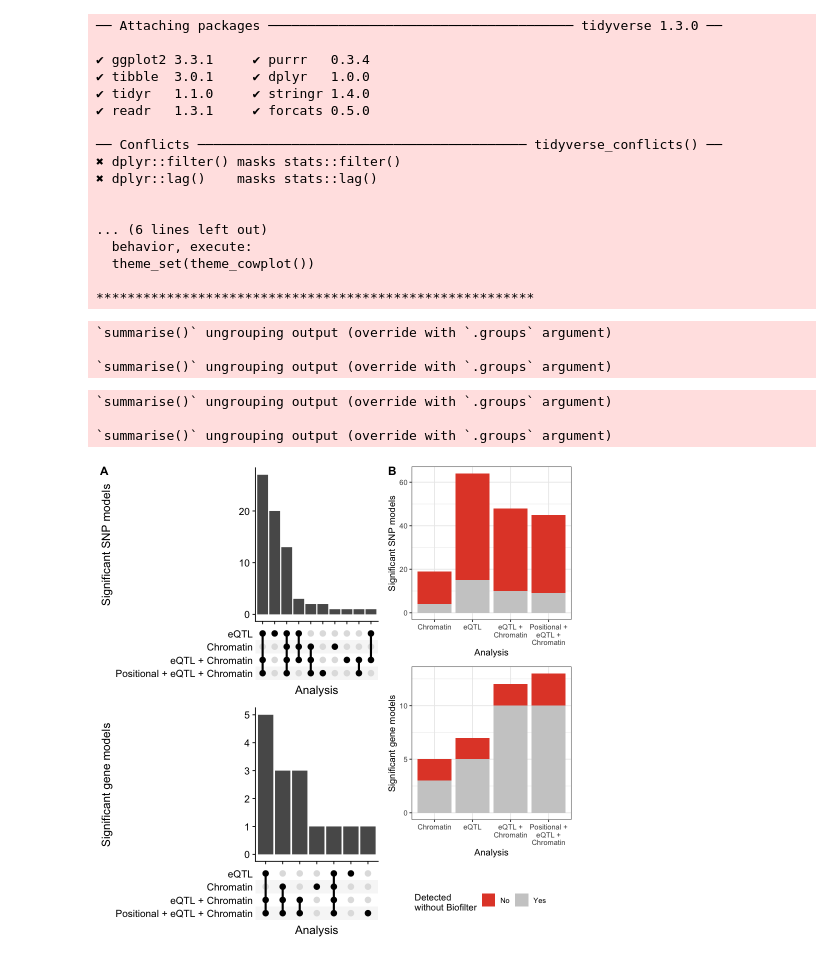
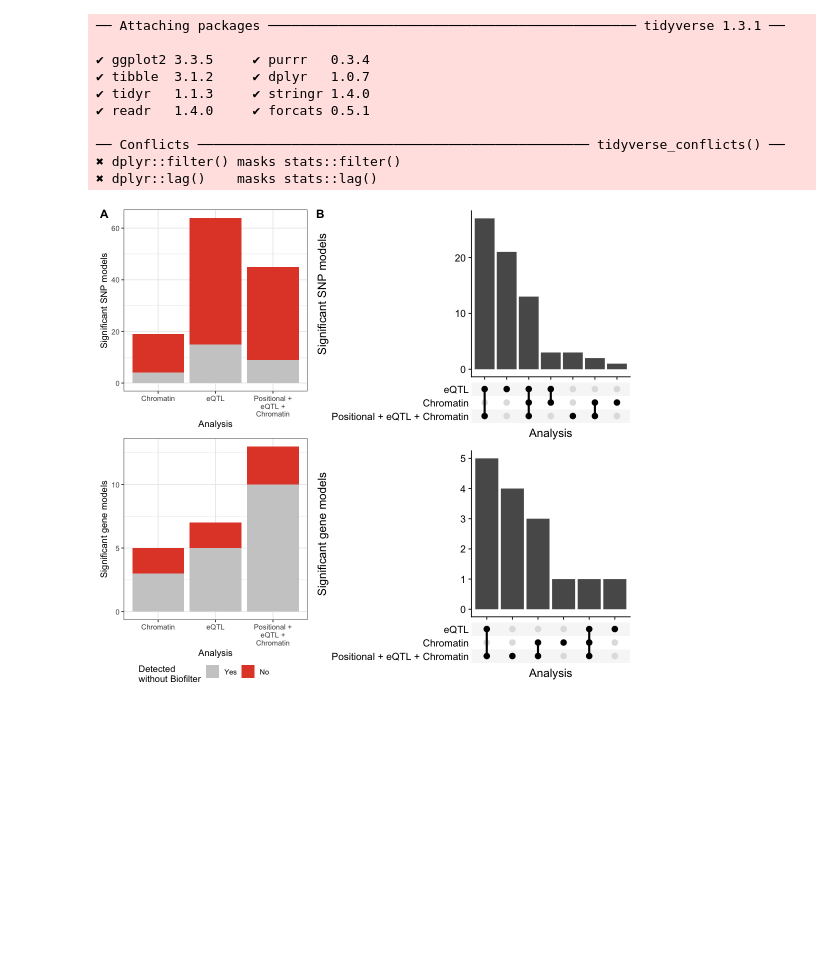
Before and after one commit to DianeDuroux/BiologicalEpistasis, a Jupyter notebook: doc/biofilter_impact.ipynb, the cells around one changed output. Saved outputs shown, nothing was run; the diff lists cells and outputs as text; code cells hidden in the pictures; blank space fills up the shorter version.

```diff
--- a/doc/biofilter_impact.ipynb
+++ b/doc/biofilter_impact.ipynb
@@ -15,24 +15,21 @@ theme_transparent <- theme(panel.background = element_rect(fill = "transparent")
 
 rslt <- '../results/'
 detected_palette <- c('Yes' = 'grey80', 'No' = '#e34a33')
+
+make_key <- function(a1, a2) {
+    cbind(a1, a2) %>% apply(1, sort) %>% apply(2, paste, collapse = '_')
+}
 # %% [output]
-── Attaching packages ─────────────────────────────────────── tidyverse 1.3.0 ──
+── Attaching packages ─────────────────────────────────────────────── tidyverse 1.3.1 ──
 
-✔ ggplot2 3.3.1     ✔ purrr   0.3.4
-✔ tibble  3.0.1     ✔ dplyr   1.0.0
-✔ tidyr   1.1.0     ✔ stringr 1.4.0
-✔ readr   1.3.1     ✔ forcats 0.5.0
+✔ ggplot2 3.3.5     ✔ purrr   0.3.4
+✔ tibble  3.1.2     ✔ dplyr   1.0.7
+✔ tidyr   1.1.3     ✔ stringr 1.4.0
+✔ readr   1.4.0     ✔ forcats 0.5.1
 
-── Conflicts ────────────────────────────────────────── tidyverse_conflicts() ──
+── Conflicts ────────────────────────────────────────────────── tidyverse_conflicts() ──
 ✖ dplyr::filter() masks stats::filter()
 ✖ dplyr::lag()    masks stats::lag()
-
-
-... (6 lines left out)
-  behavior, execute:
-  theme_set(theme_cowplot())
-
-********************************************************
 # %%
 snp_compare <- function(ds) {
 
@@ -58,7 +55,7 @@ snp_compare <- function(ds) {
 
 snp_comparison <- bind_rows(snp_compare('eQTL'),
                             snp_compare('Chromatin'),
-                            snp_compare('eqtl_chrom'),
+#                             snp_compare('eqtl_chrom'),
                             snp_compare('eqtl_chrom_phys')) %>%
     mutate(where = ifelse(where == 'eqtl_chrom', 'eQTL +\nChromatin', where),
            where = ifelse(where == 'eqtl_chrom_phys', 'Positional +\neQTL +\nChromatin', where)) %>%
@@ -94,7 +91,7 @@ gene_compare <- function(ds) {
 
 gene_comparison <- bind_rows(gene_compare('Chromatin'),
                              gene_compare('eQTL'),
-                             gene_compare('eqtl_chrom'),
+#                              gene_compare('eqtl_chrom'),
                              gene_compare('eqtl_chrom_phys')) %>%
     mutate(ds = ifelse(ds == 'eqtl_chrom', 'eQTL +\nChromatin', ds),
            ds = ifelse(ds == 'eqtl_chrom_phys', 'Positional +\neQTL +\nChromatin', ds)) %>%
@@ -119,12 +116,16 @@ read_snps <- function(ds) {
 
 filter_snp <- bind_rows(read_snps('chromatin'),
                         read_snps('eqtl'),
-                        read_snps('eqtl_chrom'),
+#                         read_snps('eqtl_chrom'),
+#                         read_snps('chromatin_positional'),
+#                         read_snps('eqtl_positional'),
                         read_snps('eqtl_chrom_phys')) %>%
     group_by(uniq_snp_id) %>%
     summarize(eQTL = 'eqtl' %in% where,
               Chromatin = 'chromatin' %in% where,
               `eQTL + Chromatin` = 'eqtl_chrom' %in% where,
+              `Positional + Chromatin` = 'chromatin_positional' %in% where,
+              `Positional + eQTL` = 'eqtl_positional' %in% where,
               `Positional + eQTL + Chromatin` = 'eqtl_chrom_phys' %in% where) %>%
     gather(key = 'where', value = 'detected', -uniq_snp_id) %>%
     group_by(uniq_snp_id) %>%
@@ -132,12 +133,11 @@ filter_snp <- bind_rows(read_snps('chromatin'),
     summarize(Analysis = list(where)) %>%
     ggplot(aes(x = Analysis)) +
         geom_bar() +
-        scale_x_upset(sets = c('eQTL', 'Chromatin', 'eQTL + Chromatin', 'Positional + eQTL + Chromatin')) +
+        scale_x_upset(sets = c('eQTL', 'Chromatin', 'eQTL + Chromatin',
+                               'Positional + eQTL',
+                               'Positional + Chromatin',
+                               'Positional + eQTL + Chromatin')) +
         labs(y = 'Significant SNP models')
-# %% [output]
-`summarise()` ungrouping output (override with `.groups` argument)
-
-`summarise()` ungrouping output (override with `.groups` argument)
 # %%
 read_genes <- function(ds) {
 
@@ -152,12 +152,16 @@ read_genes <- function(ds) {
 
 filter_genes <- bind_rows(read_genes('chromatin'),
                           read_genes('eqtl'),
-                          read_genes('eqtl_chrom'),
+#                           read_genes('eqtl_chrom'),
+#                           read_genes('chromatin_positional'),
+#                           read_genes('eqtl_positional'),
                           read_genes('eqtl_chrom_phys')) %>%
     group_by(uniq_gene_id) %>%
     summarize(eQTL = 'eqtl' %in% where,
               Chromatin = 'chromatin' %in% where,
               `eQTL + Chromatin` = 'eqtl_chrom' %in% where,
+              `Positional + Chromatin` = 'chromatin_positional' %in% where,
+              `Positional + eQTL` = 'eqtl_positional' %in% where,
               `Positional + eQTL + Chromatin` = 'eqtl_chrom_phys' %in% where) %>%
     gather(key = 'where', value = 'detected', -uniq_gene_id) %>%
     group_by(uniq_gene_id) %>%
@@ -165,23 +169,22 @@ filter_genes <- bind_rows(read_genes('chromatin'),
     summarize(Analysis = list(where)) %>%
     ggplot(aes(x = Analysis)) +
         geom_bar() +
-        scale_x_upset(sets = c('eQTL', 'Chromatin', 'eQTL + Chromatin', 'Positional + eQTL + Chromatin')) +
+        scale_x_upset(sets = c('eQTL', 'Chromatin', 'eQTL + Chromatin',
+                               'Positional + eQTL',
+                               'Positional + Chromatin',
+                               'Positional + eQTL + Chromatin')) +
         labs(y = 'Significant gene models')
-# %% [output]
-`summarise()` ungrouping output (override with `.groups` argument)
-
-`summarise()` ungrouping output (override with `.groups` argument)
 # %%
-options(repr.plot.width=8, repr.plot.height=8)
-plot_grid(plot_grid(filter_snp, filter_genes, nrow = 2),
-          plot_grid(plot_grid(snp_comparison + theme(legend.position = 'none'),
+options(repr.plot.width=9, repr.plot.height=8)
+plot_grid(plot_grid(plot_grid(snp_comparison + theme(legend.position = 'none'),
                               gene_comparison, nrow = 2),
                     get_legend(snp_comparison),
-                    nrow = 2, rel_heights = c(5,1)),
-          ncol = 2, rel_widths = c(1.5,1), labels = c('A','B'))
+                    nrow = 2, rel_heights = c(20,1)),
+          plot_grid(filter_snp, filter_genes, nrow = 2),
+          ncol = 2, rel_widths = c(1,1.5), labels = c('A','B'))
 ggsave(filename = 'fig/superset_comparison.pdf', width=8, height=8, bg = "transparent")
 # %% [output]
-[figure, old version]
+[figure, new version]
 # %%
 bind_rows(read_snps('eqtl'),
           read_snps('chromatin'),
```
Also changed, not shown: parts of 2 cells of this notebook, 49 other files.
